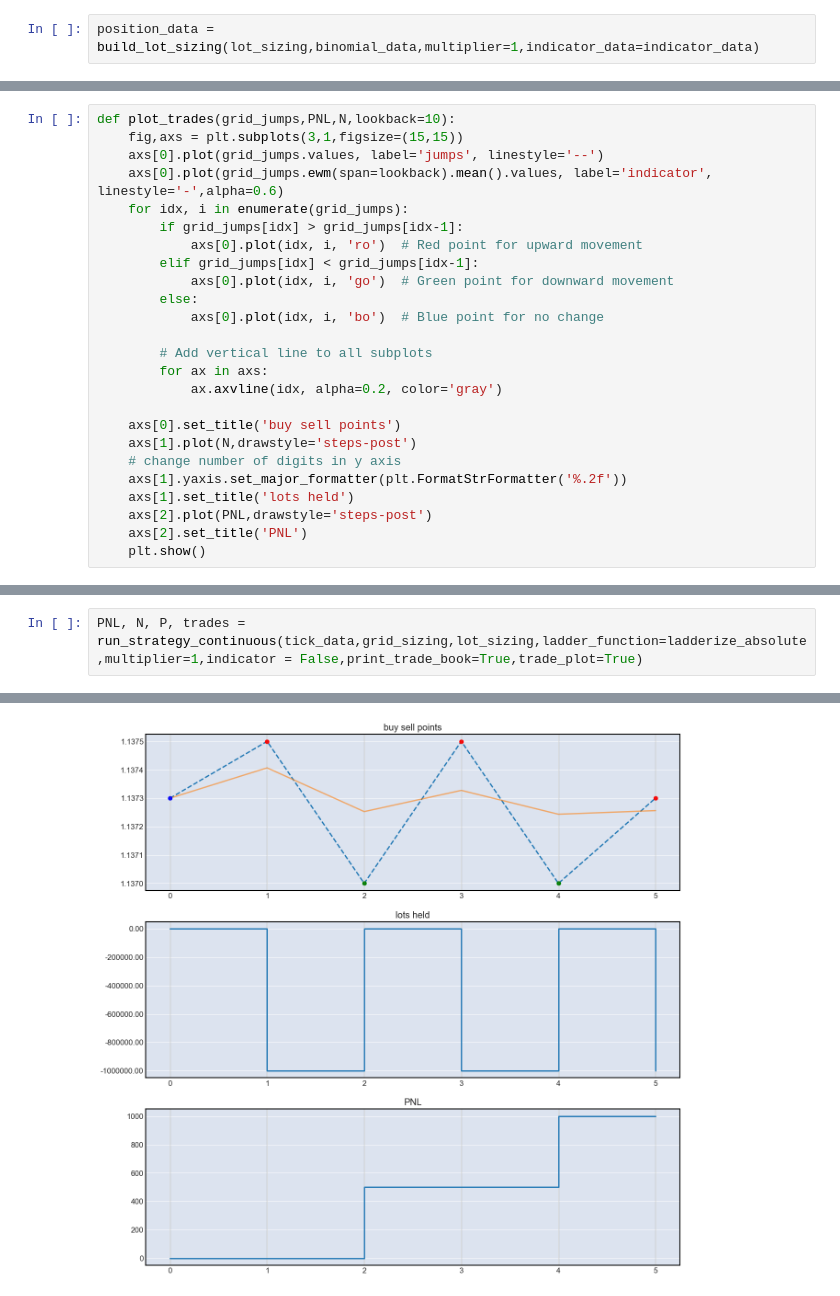
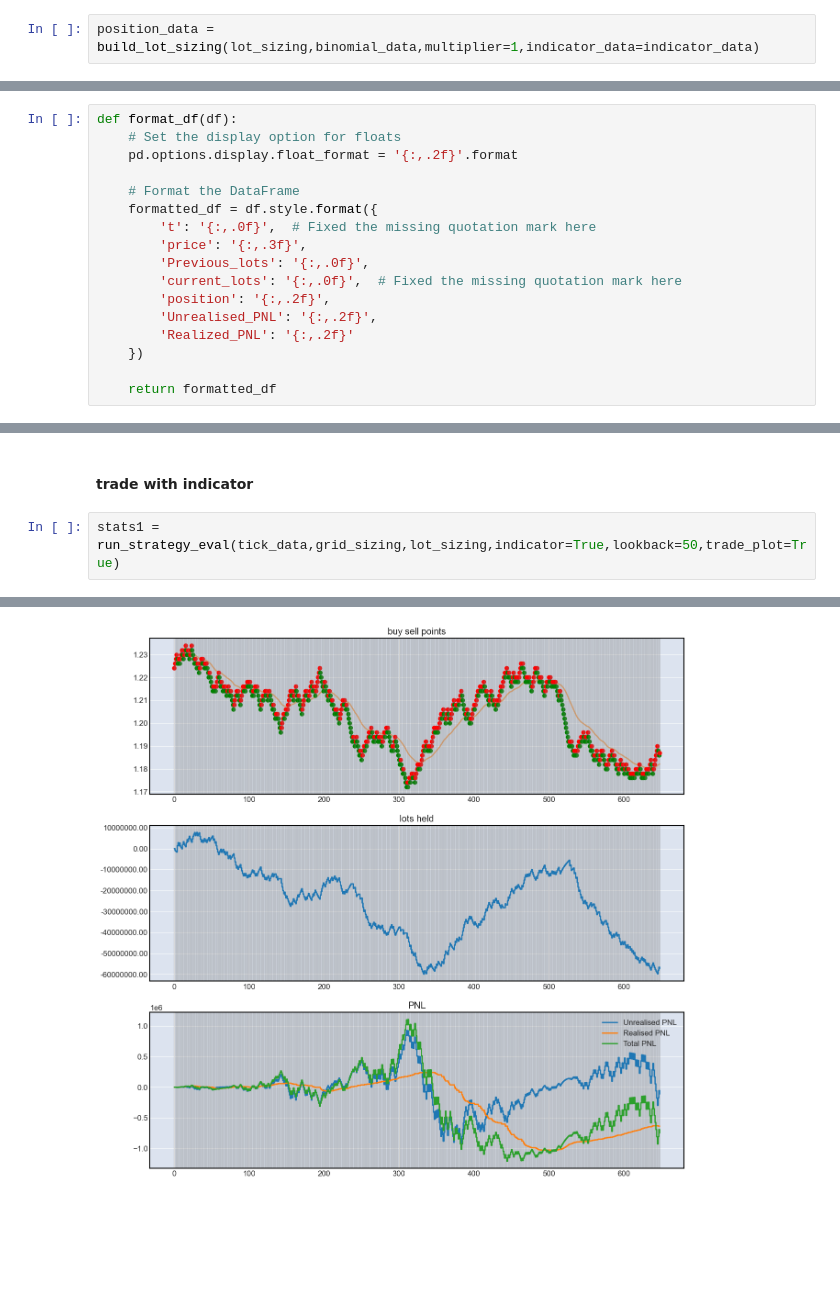
Before and after one commit to SamanvayMS/bp-Trading, a Jupyter notebook: Data_analysis_and_transformation.ipynb, the cells around one changed output, grey strips where cells are left out. Drawn from its saved outputs; the diff is of its cells as text; blank space fills up the shorter version.

Commit message:
added updated strategy optimisation code and other stuff

```diff
--- a/Data_analysis_and_transformation.ipynb
+++ b/Data_analysis_and_transformation.ipynb
@@ -450,25 +544,0 @@ array([1000000., 1000000., 2000000., 2400000., 1700000., 1800000.])
-# %%
-def plot_trades(grid_jumps,PNL,N,lookback=10):
-    fig,axs = plt.subplots(3,1,figsize=(15,15))
-    axs[0].plot(grid_jumps.values, label='jumps', linestyle='--')
-    axs[0].plot(grid_jumps.ewm(span=lookback).mean().values, label='indicator', linestyle='-',alpha=0.6)
-    for idx, i in enumerate(grid_jumps):
-        if grid_jumps[idx] > grid_jumps[idx-1]:
-            axs[0].plot(idx, i, 'ro')  # Red point for upward movement
-        elif grid_jumps[idx] < grid_jumps[idx-1]:
-            axs[0].plot(idx, i, 'go')  # Green point for downward movement
-        else:
-            axs[0].plot(idx, i, 'bo')  # Blue point for no change
-
-        # Add vertical line to all subplots
-        for ax in axs:
-            ax.axvline(idx, alpha=0.2, color='gray')
-
-    axs[0].set_title('buy sell points')
-    axs[1].plot(N,drawstyle='steps-post')
-    # change number of digits in y axis
-    axs[1].yaxis.set_major_formatter(plt.FormatStrFormatter('%.2f'))
-    axs[1].set_title('lots held')
-    axs[2].plot(PNL,drawstyle='steps-post')
-    axs[2].set_title('PNL')
-    plt.show()
@@ -474,0 +601,17 @@ def plot_trades(grid_jumps,PNL,N,lookback=10):
+# %%
+def format_df(df):
+    # Set the display option for floats
+    pd.options.display.float_format = '{:,.2f}'.format
+
+    # Format the DataFrame
+    formatted_df = df.style.format({
+        't': '{:,.0f}',  # Fixed the missing quotation mark here
+        'price': '{:,.3f}',
+        'Previous_lots': '{:,.0f}',
+        'current_lots': '{:,.0f}',  # Fixed the missing quotation mark here
+        'position': '{:,.2f}',
+        'Unrealised_PNL': '{:,.2f}',
+        'Realized_PNL': '{:,.2f}'
+    })
+
+    return formatted_df
@@ -500,3 +774,5 @@ def run_strategy_continuous(tick_data,grid_sizing,lot_sizing,ladder_function=lad
+# %% [markdown]
+#### trade with indicator
 # %%
-PNL, N, P, trades = run_strategy_continuous(tick_data,grid_sizing,lot_sizing,ladder_function=ladderize_absolute,multiplier=1,indicator = False,print_trade_book=True,trade_plot=True)
+stats1 = run_strategy_eval(tick_data,grid_sizing,lot_sizing,indicator=True,lookback=50,trade_plot=True)
 # %% [output]
@@ -509 +779 @@ t = 5, price=1.1373, Previous_lots = 0.0,  current_lots= -1000000.0, position =
-[figure, old version]
+[figure, new version]
```
Also changed, not shown: parts of 36 cells of this notebook, 2 other files.
